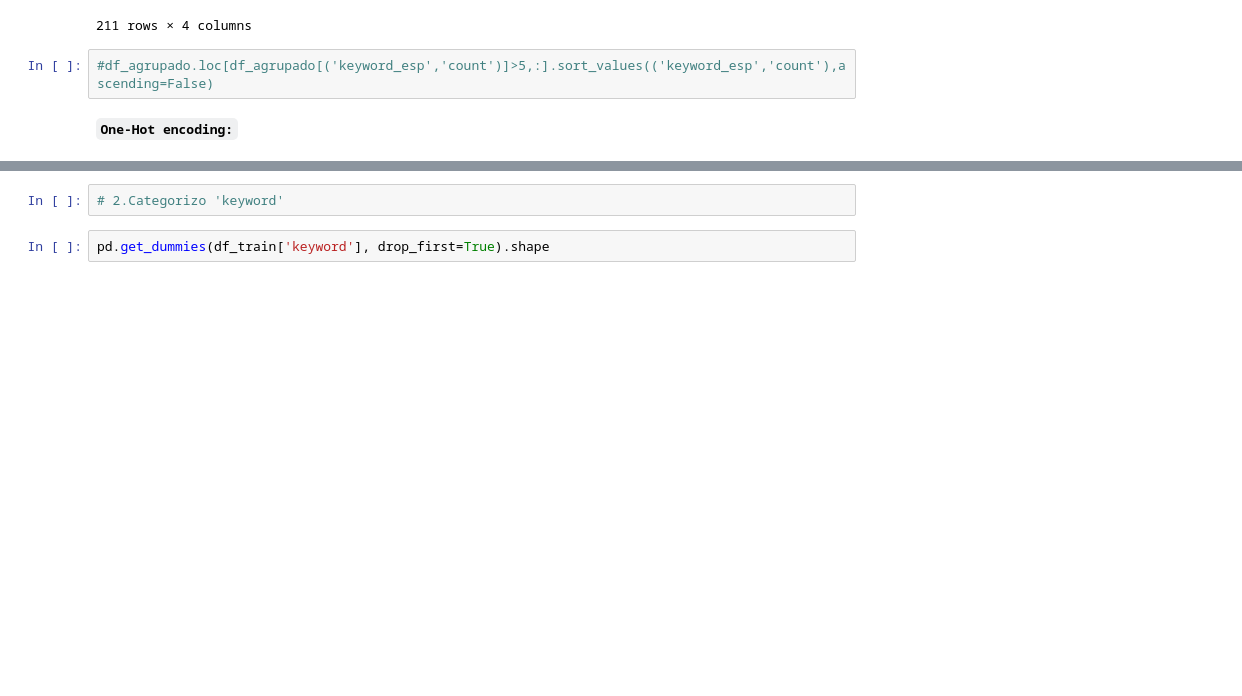
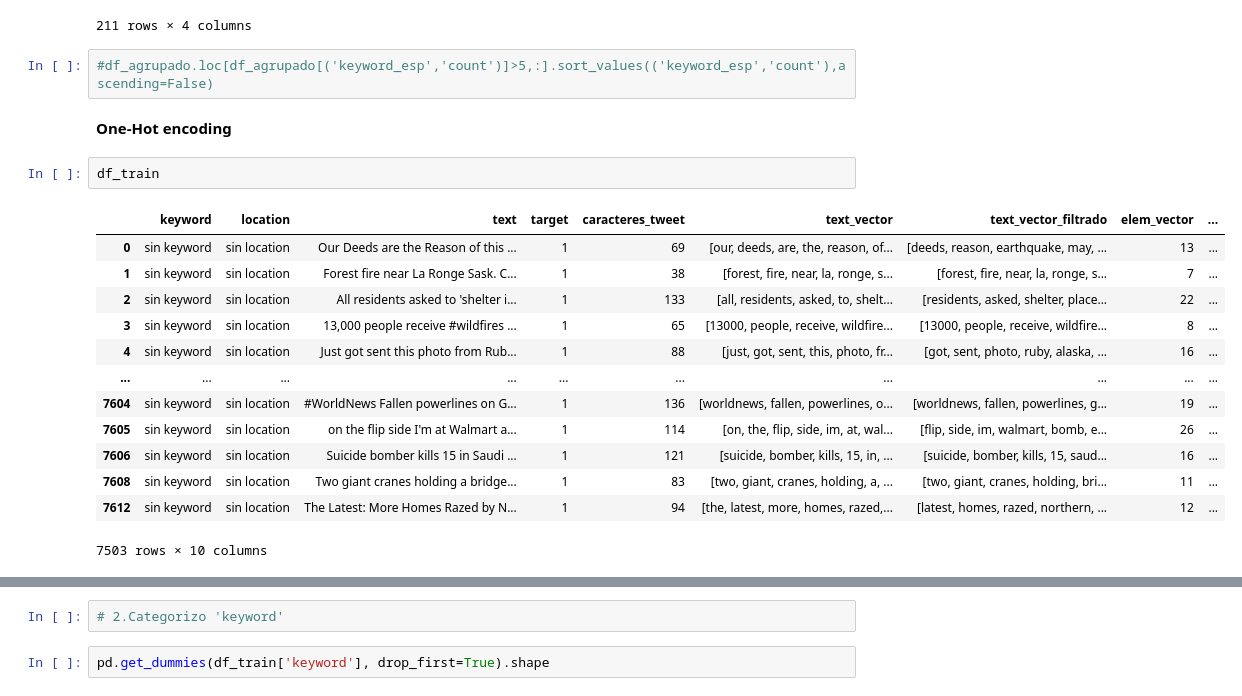
Before and after one commit to elemi10/7506-TP-Org-de-datos, a Jupyter notebook: TP1_Real_or_Not?_NLP_with_Disaster_Tweets.ipynb, the cells around one changed output, grey strips where cells are left out. Saved outputs shown, nothing was run; the diff lists cells and outputs as text; blank space fills up the shorter version.

```diff
--- a/TP1_Real_or_Not?_NLP_with_Disaster_Tweets.ipynb
+++ b/TP1_Real_or_Not?_NLP_with_Disaster_Tweets.ipynb
@@ -570,4 +570,20 @@ df_agrupado2
 # %%
 #df_agrupado.loc[df_agrupado[('keyword_esp','count')]>5,:].sort_values(('keyword_esp','count'),ascending=False)
 # %% [markdown]
-**`One-Hot encoding:`**
+**One-Hot encoding**
+# %%
+df_train
+# %% [output]
+|  | keyword | location | text | target | caracteres_tweet | text_vector | text_vector_filtrado | elem_vector | ... |
+| 0 | sin keyword | sin location | Our Deeds are the Reason of this ... | 1 | 69 | [our, deeds, are, the, reason, of... | [deeds, reason, earthquake, may, ... | 13 | ... |
+| 1 | sin keyword | sin location | Forest fire near La Ronge Sask. C... | 1 | 38 | [forest, fire, near, la, ronge, s... | [forest, fire, near, la, ronge, s... | 7 | ... |
+| 2 | sin keyword | sin location | All residents asked to 'shelter i... | 1 | 133 | [all, residents, asked, to, shelt... | [residents, asked, shelter, place... | 22 | ... |
+| 3 | sin keyword | sin location | 13,000 people receive #wildfires ... | 1 | 65 | [13000, people, receive, wildfire... | [13000, people, receive, wildfire... | 8 | ... |
+| 4 | sin keyword | sin location | Just got sent this photo from Rub... | 1 | 88 | [just, got, sent, this, photo, fr... | [got, sent, photo, ruby, alaska, ... | 16 | ... |
+| ... | ... | ... | ... | ... | ... | ... | ... | ... | ... |
+| 7604 | sin keyword | sin location | #WorldNews Fallen powerlines on G... | 1 | 136 | [worldnews, fallen, powerlines, o... | [worldnews, fallen, powerlines, g... | 19 | ... |
+| 7605 | sin keyword | sin location | on the flip side I'm at Walmart a... | 1 | 114 | [on, the, flip, side, im, at, wal... | [flip, side, im, walmart, bomb, e... | 26 | ... |
+| 7606 | sin keyword | sin location | Suicide bomber kills 15 in Saudi ... | 1 | 121 | [suicide, bomber, kills, 15, in, ... | [suicide, bomber, kills, 15, saud... | 16 | ... |
+| 7608 | sin keyword | sin location | Two giant cranes holding a bridge... | 1 | 83 | [two, giant, cranes, holding, a, ... | [two, giant, cranes, holding, bri... | 11 | ... |
+| 7612 | sin keyword | sin location | The Latest: More Homes Razed by N... | 1 | 94 | [the, latest, more, homes, razed,... | [latest, homes, razed, northern, ... | 12 | ... |
+7503 rows × 10 columns
```
Also changed, not shown: parts of 6 cells of this notebook.
